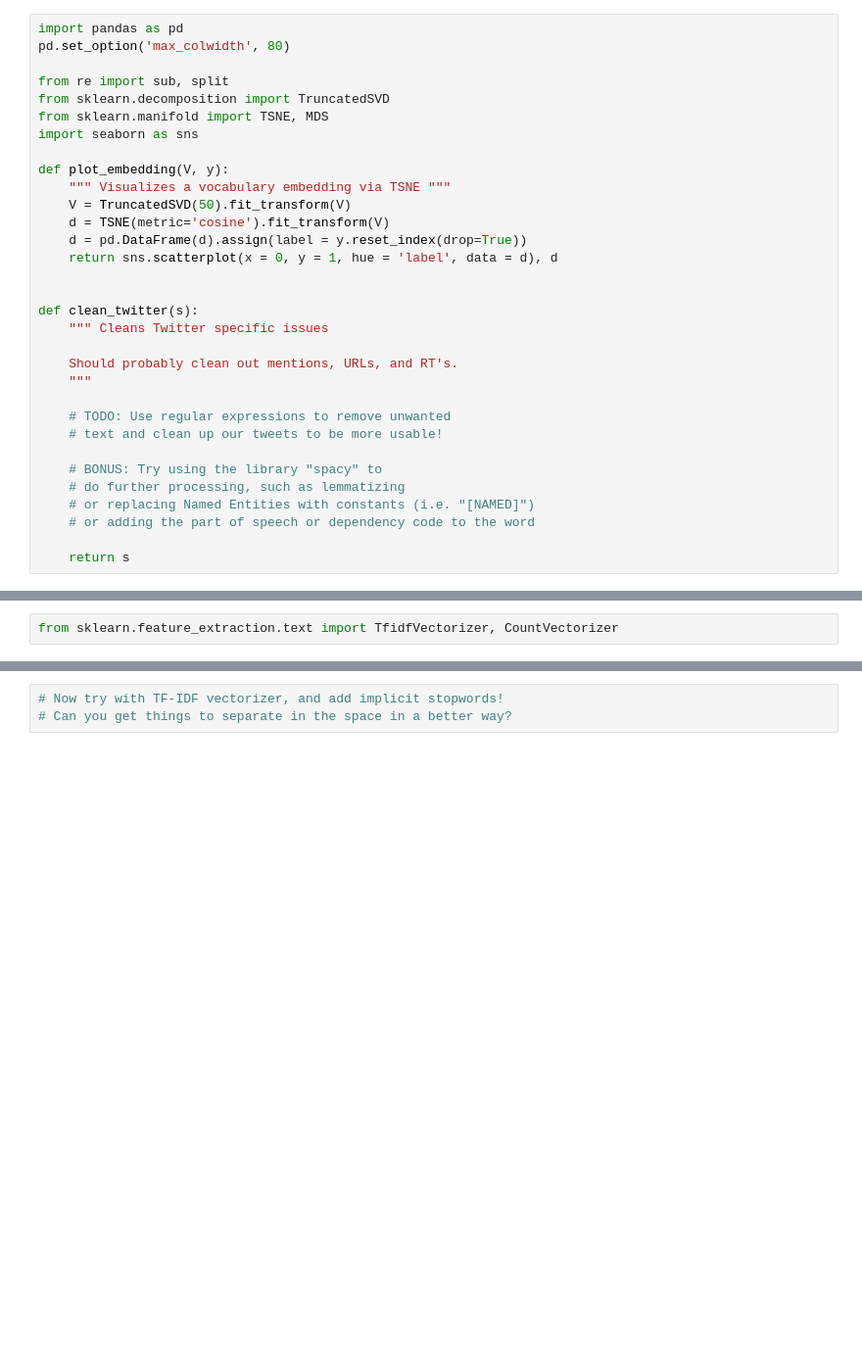
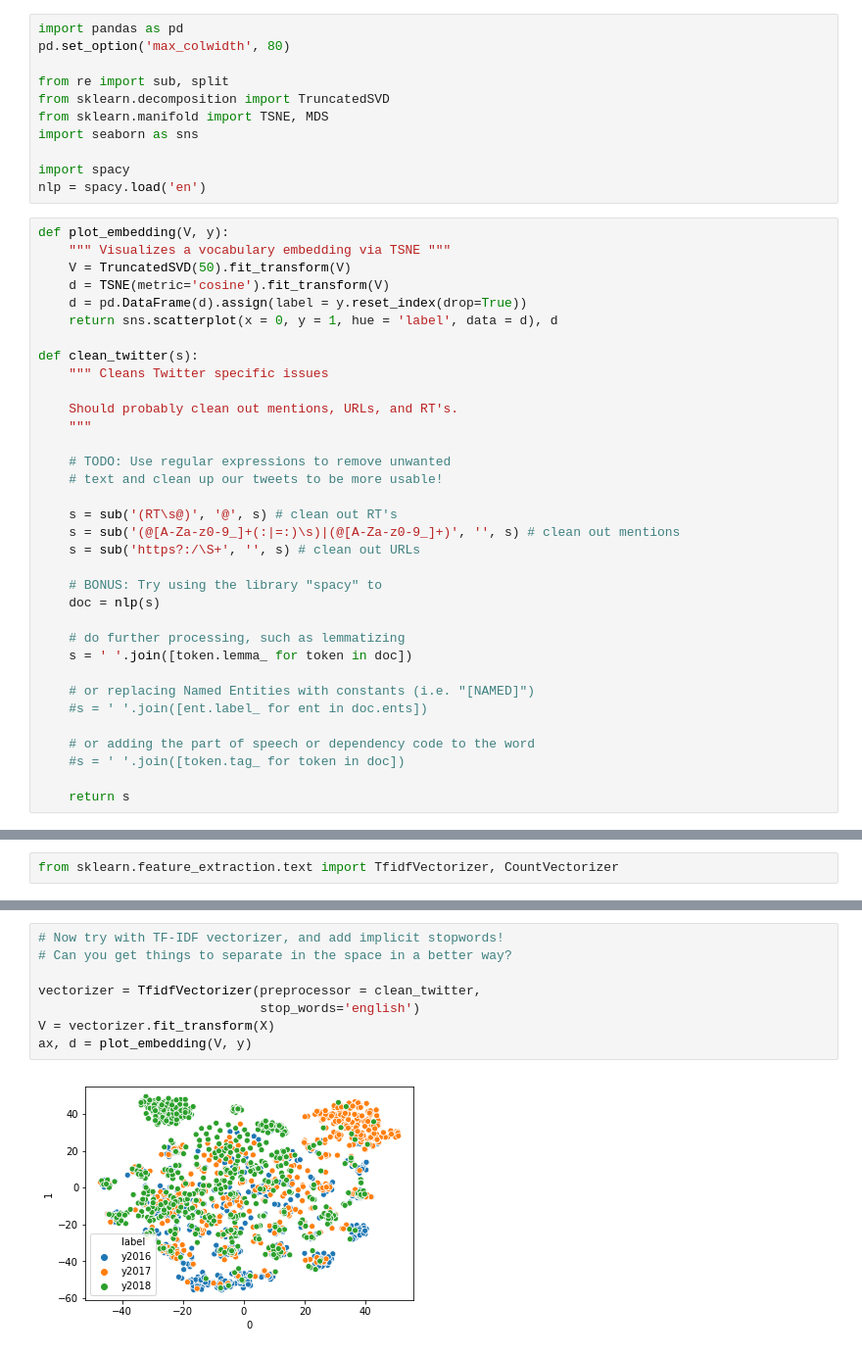
Before and after one commit to nandanrao/text-mining, a Jupyter notebook: exercise-1.ipynb, the cells around one changed output, grey strips where cells are left out. Shown at 98% size. Cells and saved outputs as stored; diff of their text form; blank space fills up the shorter version.

```diff
--- a/exercise-1.ipynb
+++ b/exercise-1.ipynb
@@ -1,19 +1,21 @@
+# %%
+import pandas as pd
+pd.set_option('max_colwidth', 80)
+
+from re import sub, split
+from sklearn.decomposition import TruncatedSVD
+from sklearn.manifold import TSNE, MDS
+import seaborn as sns
+
+import spacy
+nlp = spacy.load('en')
 # %%
-import pandas as pd
-pd.set_option('max_colwidth', 80)
-
-from re import sub, split
-from sklearn.decomposition import TruncatedSVD
-from sklearn.manifold import TSNE, MDS
-import seaborn as sns
-
 def plot_embedding(V, y):
     """ Visualizes a vocabulary embedding via TSNE """
     V = TruncatedSVD(50).fit_transform(V)
     d = TSNE(metric='cosine').fit_transform(V)
     d = pd.DataFrame(d).assign(label = y.reset_index(drop=True))
     return sns.scatterplot(x = 0, y = 1, hue = 'label', data = d), d
-
 
 def clean_twitter(s):
     """ Cleans Twitter specific issues
@@ -24,10 +26,21 @@ def clean_twitter(s):
     # TODO: Use regular expressions to remove unwanted
     # text and clean up our tweets to be more usable!
 
+    s = sub('(RT\s@)', '@', s) # clean out RT's
+    s = sub('(@[A-Za-z0-9_]+(:|=:)\s)|(@[A-Za-z0-9_]+)', '', s) # clean out mentions
+    s = sub('https?:/\S+', '', s) # clean out URLs
+
     # BONUS: Try using the library "spacy" to
+    doc = nlp(s)
+
     # do further processing, such as lemmatizing
+    s = ' '.join([token.lemma_ for token in doc])
+
     # or replacing Named Entities with constants (i.e. "[NAMED]")
+    #s = ' '.join([ent.label_ for ent in doc.ents])
+
     # or adding the part of speech or dependency code to the word
+    #s = ' '.join([token.tag_ for token in doc])
 
     return s
 # %%
@@ -53,3 +88,10 @@ ax, d = plot_embedding(V, y)
 # %%
 # Now try with TF-IDF vectorizer, and add implicit stopwords!
 # Can you get things to separate in the space in a better way?
+
+vectorizer = TfidfVectorizer(preprocessor = clean_twitter,
+                             stop_words='english')
+V = vectorizer.fit_transform(X)
+ax, d = plot_embedding(V, y)
+# %% [output]
+[figure, added]
```
Also changed, not shown: parts of 3 cells of this notebook.
